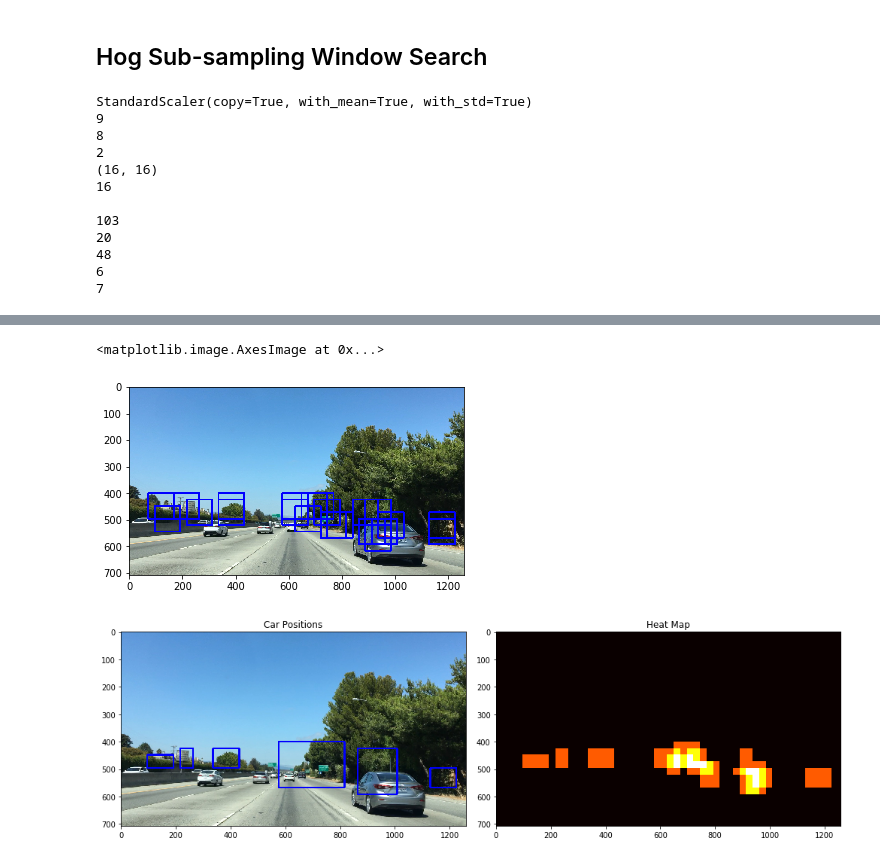
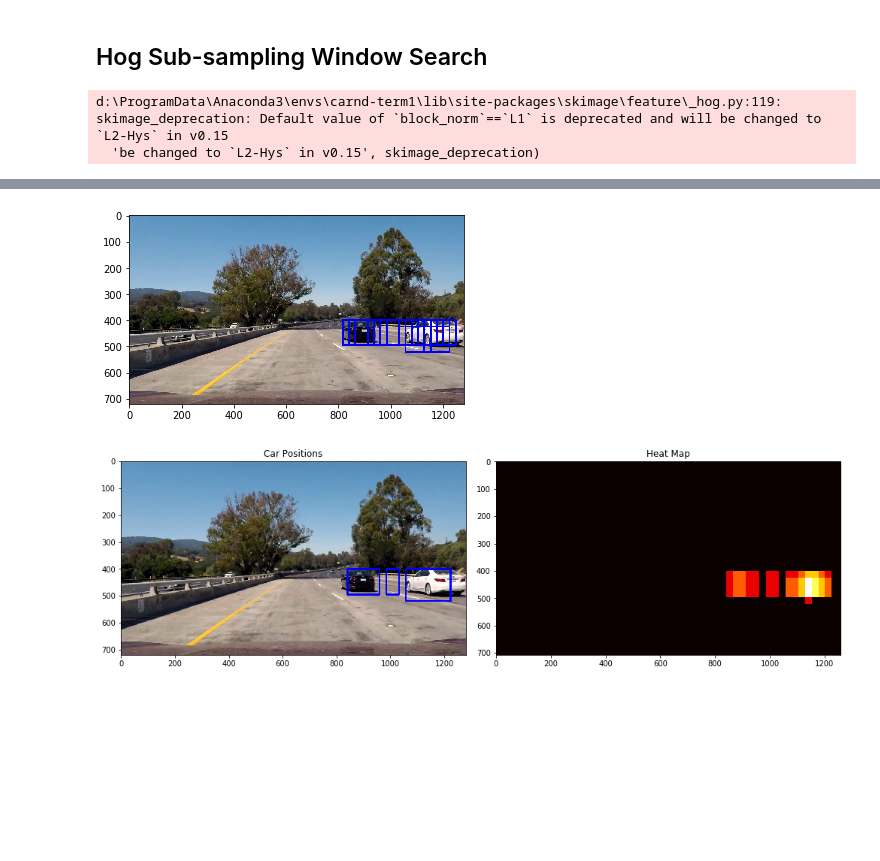
Before and after one commit to HairanWu/CarND-Vehicle-Detection, a Jupyter notebook: CarND-Vehicle-Detection.ipynb, the cells around one changed output, grey strips where cells are left out. Cells and saved outputs as stored; diff of their text form; code cells hidden in the pictures; blank space fills up the shorter version.

```diff
--- a/CarND-Vehicle-Detection.ipynb
+++ b/CarND-Vehicle-Detection.ipynb
@@ -292,11 +283,11 @@ plt.title('Spatially Binned Features')
 # %%
 # images are divided up into vehicles and non-vehicles
 
-carimages = glob.glob('resources/vehicles_smallset/*/*.jpeg')
-notcarimages = glob.glob('resources/non-vehicles_smallset/*/*.jpeg')
+# carimages = glob.glob('resources/vehicles_smallset/*/*.jpeg')
+# notcarimages = glob.glob('resources/non-vehicles_smallset/*/*.jpeg')
 
-# carimages = glob.glob('resources/vehicles/vehicles/*/*.png')
-# notcarimages = glob.glob('resources/non-vehicles/non-vehicles/*/*.png')
+carimages = glob.glob('resources/vehicles/*/*.png')
+notcarimages = glob.glob('resources/non-vehicles/*/*.png')
 
 cars = []
 notcars = []
@@ -1158,13 +1074,6 @@ def color_hist(img, nbins=32):    #bins_range=(0, 256)
     # Return the individual histograms, bin_centers and feature vector
     return hist_features
 # %%
-import matplotlib.image as mpimg
-import matplotlib.pyplot as plt
-import numpy as np
-import pickle
-import cv2
-# from lesson_functions import *
-
 # dist_pickle = pickle.load( open("svc_pickle.p", "rb" ) )
 # svc = dist_pickle["svc"]
 # X_scaler = dist_pickle["scaler"]
@@ -1174,16 +1083,9 @@ import cv2
 # spatial_size = dist_pickle["spatial_size"]
 # hist_bins = dist_pickle["hist_bins"]
 
-print(X_scaler)
-print(orient)
-print(pix_per_cell)
-print(cell_per_block)
-print(spatial_size)
-print(hist_bins)
-print(" ")
 
-# img = mpimg.imread('test_image.jpg')
-img = mpimg.imread('resources/bbox-example-image.jpg')
+img = mpimg.imread('resources/test2.jpg')
+# img = mpimg.imread('resources/bbox-example-image.jpg')
 
 # Define a single function that can extract features using hog sub-sampling and make predictions
 def find_cars(img, ystart, ystop, scale, svc, X_scaler, orient, pix_per_cell, cell_per_block, spatial_size, hist_bins):
@@ -1206,8 +1108,6 @@ def find_cars(img, ystart, ystop, scale, svc, X_scaler, orient, pix_per_cell, ce
     nyblocks = (ch1.shape[0] // pix_per_cell) - cell_per_block + 1
     nfeat_per_block = orient*cell_per_block**2
 
-    print(nxblocks)
-    print(nyblocks)
 
     # 64 was the orginal sampling rate, with 8 cells and 8 pix per cell
     window = 64
@@ -1216,9 +1116,6 @@ def find_cars(img, ystart, ystop, scale, svc, X_scaler, orient, pix_per_cell, ce
     nxsteps = (nxblocks - nblocks_per_window) // cells_per_step
     nysteps = (nyblocks - nblocks_per_window) // cells_per_step
 
-    print(nxsteps)
-    print(nysteps)
-    print(nblocks_per_window)
     # Compute individual channel HOG features for the entire image
     hog1 = get_hog_features(ch1, orient, pix_per_cell, cell_per_block, feature_vec=False)
     hog2 = get_hog_features(ch2, orient, pix_per_cell, cell_per_block, feature_vec=False)
@@ -1248,8 +1145,9 @@ def find_cars(img, ystart, ystop, scale, svc, X_scaler, orient, pix_per_cell, ce
             hist_features = color_hist(subimg, nbins=hist_bins)
 
             # Scale features and make a prediction
-            test_features = X_scaler.transform(np.hstack((spatial_features, hist_features, hog_features)).reshape(1, -1))
+#             test_features = X_scaler.transform(np.hstack((spatial_features, hist_features, hog_features)).reshape(1, -1))
             #test_features = X_scaler.transform(np.hstack((shape_feat, hist_feat)).reshape(1, -1))
+            test_features = X_scaler.transform(np.hstack((hog_features)).reshape(1, -1))
             test_prediction = svc.predict(test_features)
 
             if test_prediction == 1:
@@ -1269,15 +1167,5 @@ out_img,box_list = find_cars(img, ystart, ystop, scale, svc, X_scaler, orient, p
 
 plt.imshow(out_img)
 # %% [output]
-StandardScaler(copy=True, with_mean=True, with_std=True)
-9
-8
-2
-(16, 16)
-16
-
-103
-20
-48
-6
-7
+d:\ProgramData\Anaconda3\envs\carnd-term1\lib\site-packages\skimage\feature\_hog.py:119: skimage_deprecation: Default value of `block_norm`==`L1` is deprecated and will be changed to `L2-Hys` in v0.15
+  'be changed to `L2-Hys` in v0.15', skimage_deprecation)
@@ -1286,5 +1173,4 @@ StandardScaler(copy=True, with_mean=True, with_std=True)
-<matplotlib.image.AxesImage at 0x...>
-[figure, old version]
+[figure, new version]
 # %%
 import matplotlib.image as mpimg
 import matplotlib.pyplot as plt
@@ -1300,7 +1186,7 @@ from scipy.ndimage.measurements import label
 
 # Read in image similar to one shown above
 # image = mpimg.imread('test_image.jpg')
-img = mpimg.imread('resources/bbox-example-image.jpg')
+# img = mpimg.imread('resources/bbox-example-image.jpg')
 heat = np.zeros_like(image[:,:,0]).astype(np.float)
 
 def add_heat(heatmap, bbox_list):
@@ -1345,7 +1231,7 @@ heatmap = np.clip(heat, 0, 255)
 
 # Find final boxes from heatmap using label function
 labels = label(heatmap)
-draw_img = draw_labeled_bboxes(np.copy(image), labels)
+draw_img = draw_labeled_bboxes(np.copy(img), labels)
 
 
 fig = plt.figure(figsize=(14, 14))
@@ -1357,4 +1243,4 @@ plt.imshow(heatmap, cmap='hot')
 plt.title('Heat Map')
 fig.tight_layout()
 # %% [output]
-[figure, old version]
+[figure, new version]
```
Also changed, not shown: parts of 22 cells of this notebook.
